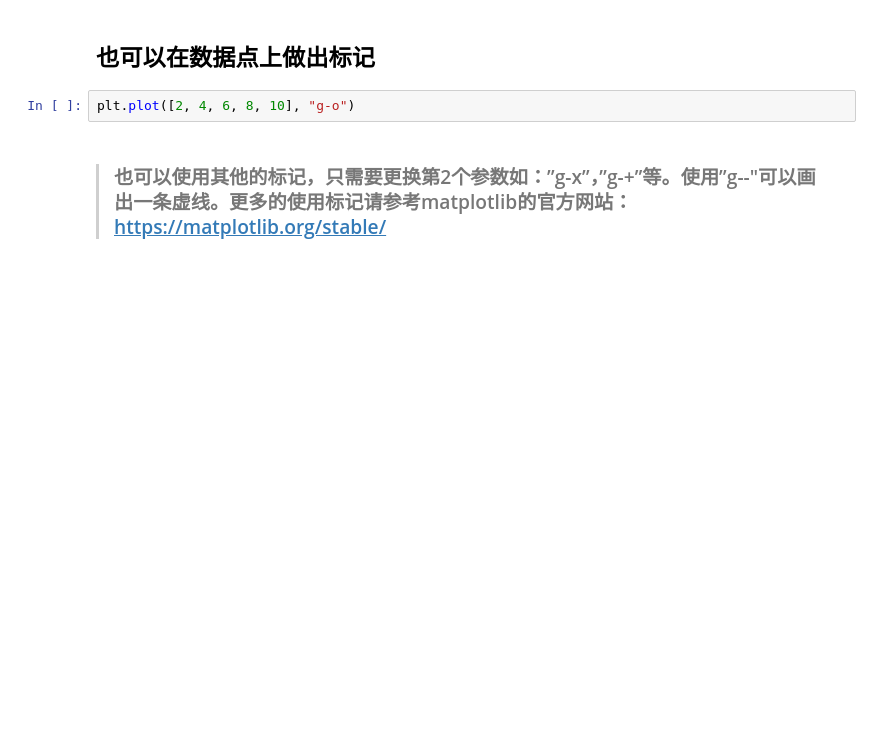
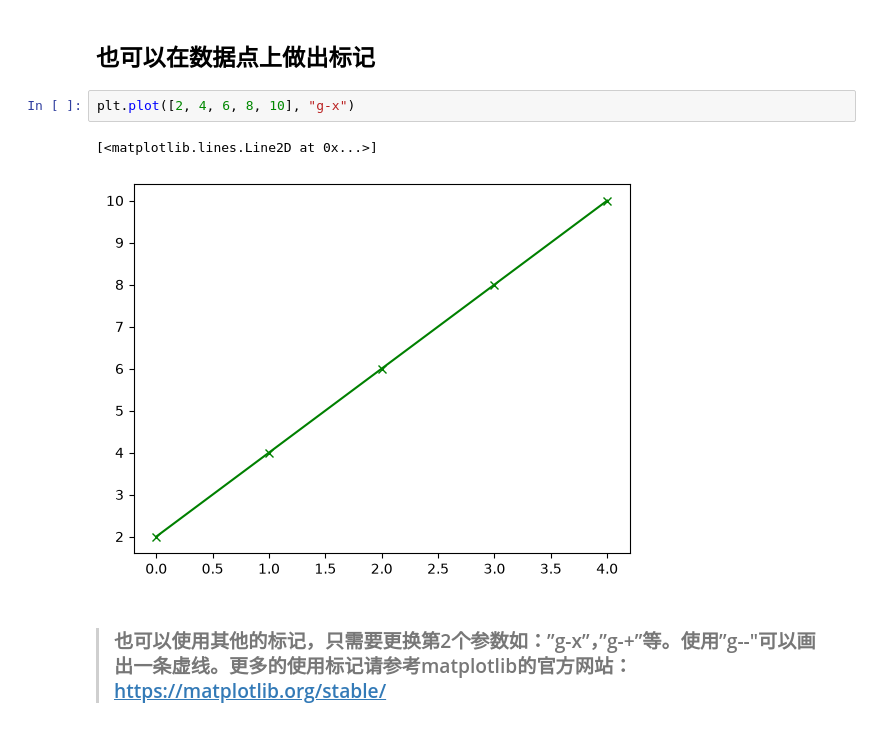
Before and after one commit to ShuningCui/AIMicromajor, a Jupyter notebook: Lesson1/1_matplotlib.ipynb, the cells around one changed output. Saved outputs shown, nothing was run; the diff lists cells and outputs as text; blank space fills up the shorter version.

```diff
--- a/Lesson1/1_matplotlib.ipynb
+++ b/Lesson1/1_matplotlib.ipynb
@@ -16,7 +22,10 @@ plt.plot(xs, ys)
 # %% [markdown]
 ## 也可以在数据点上做出标记
 # %%
-plt.plot([2, 4, 6, 8, 10], "g-o")
+plt.plot([2, 4, 6, 8, 10], "g-x")
+# %% [output]
+[<matplotlib.lines.Line2D at 0x...>]
+[figure, added]
 # %% [markdown]
 > ### 也可以使用其他的标记，只需要更换第2个参数如：”g-x”，”g-+”等。使用”g--"可以画出一条虚线。更多的使用标记请参考matplotlib的官方网站：https://matplotlib.org/stable/
 # %% [markdown]
```
Also changed, not shown: parts of 5 cells of this notebook, 5 other files.
